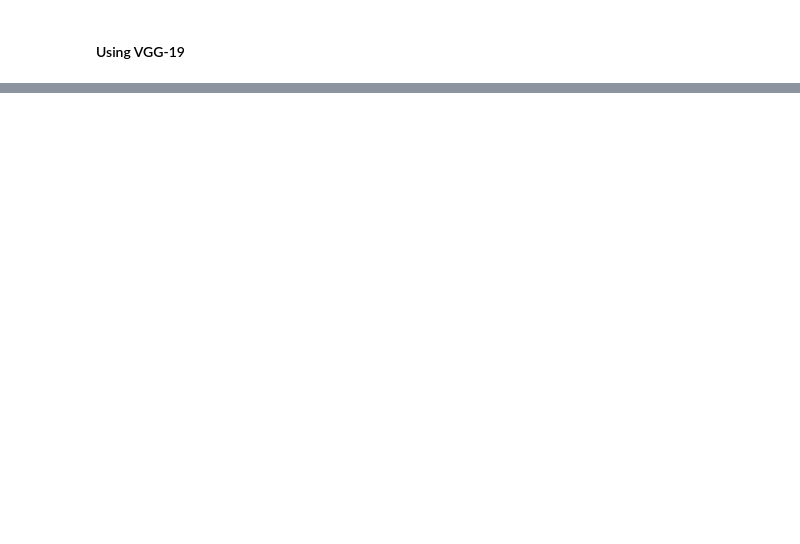
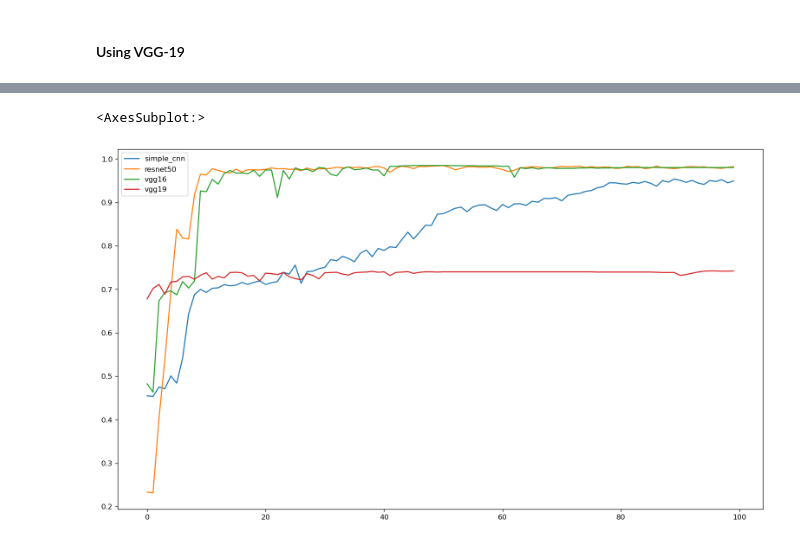
Before and after one commit to wesley0628/Brain_MRI_Image_Analysis, a Jupyter notebook: Brain_tumor_detection.ipynb, the cells around one changed output, grey strips where cells are left out. Cells and saved outputs as stored; diff of their text form; code cells hidden in the pictures; blank space fills up the shorter version.

```diff
--- a/Brain_tumor_detection.ipynb
+++ b/Brain_tumor_detection.ipynb
@@ -207,0 +344,9 @@ ax_vgg19.set_title("VGG16 Model")
+# %%
+model_accuracy_compare = pd.DataFrame({"simple_cnn": simple_cnn_history.history["val_accuracy"],
+                                       "resnet50": model_resnet_history.history["val_accuracy"],
+                                       "vgg16": model_vgg16_history.history["val_accuracy"],
+                                       "vgg19": model_vgg19_history.history["val_accuracy"]})
+model_accuracy_compare.plot.line(figsize=(16, 9))
+# %% [output]
+<AxesSubplot:>
+[figure, added]
```
Also changed, not shown: parts of 20 cells of this notebook.
